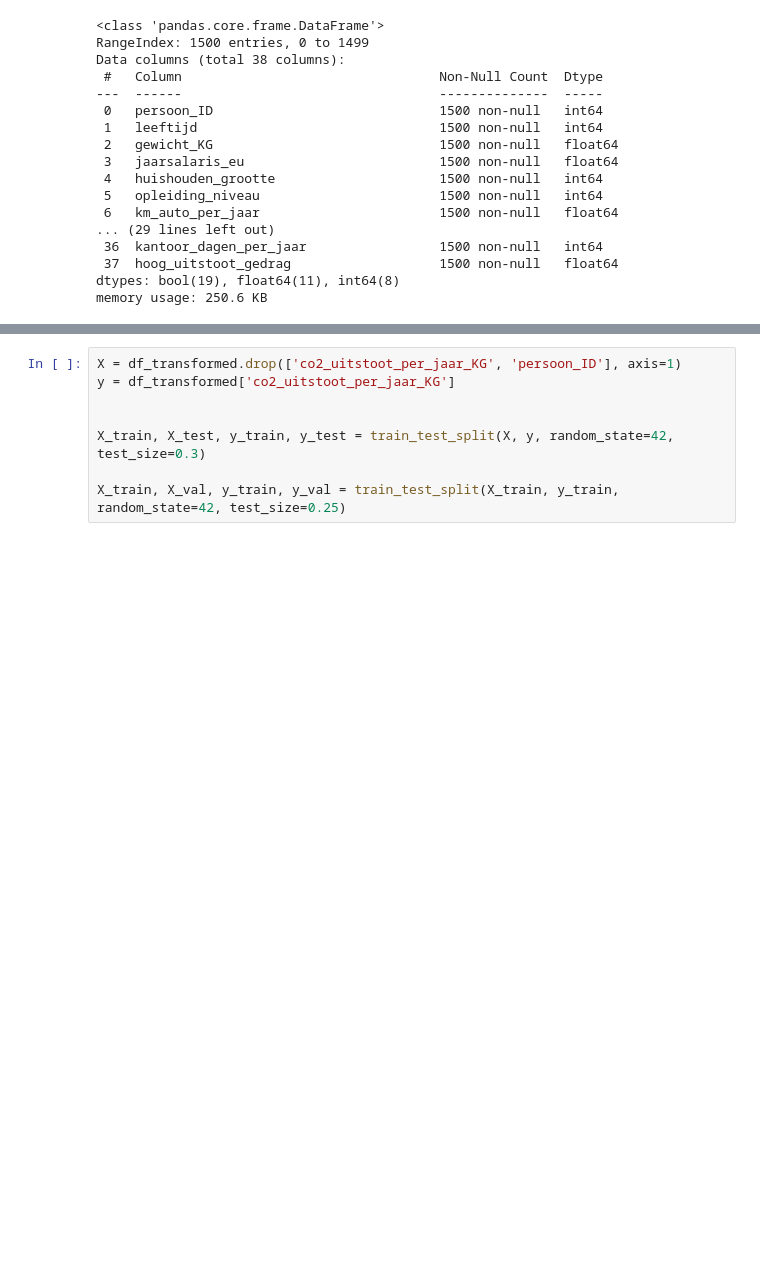
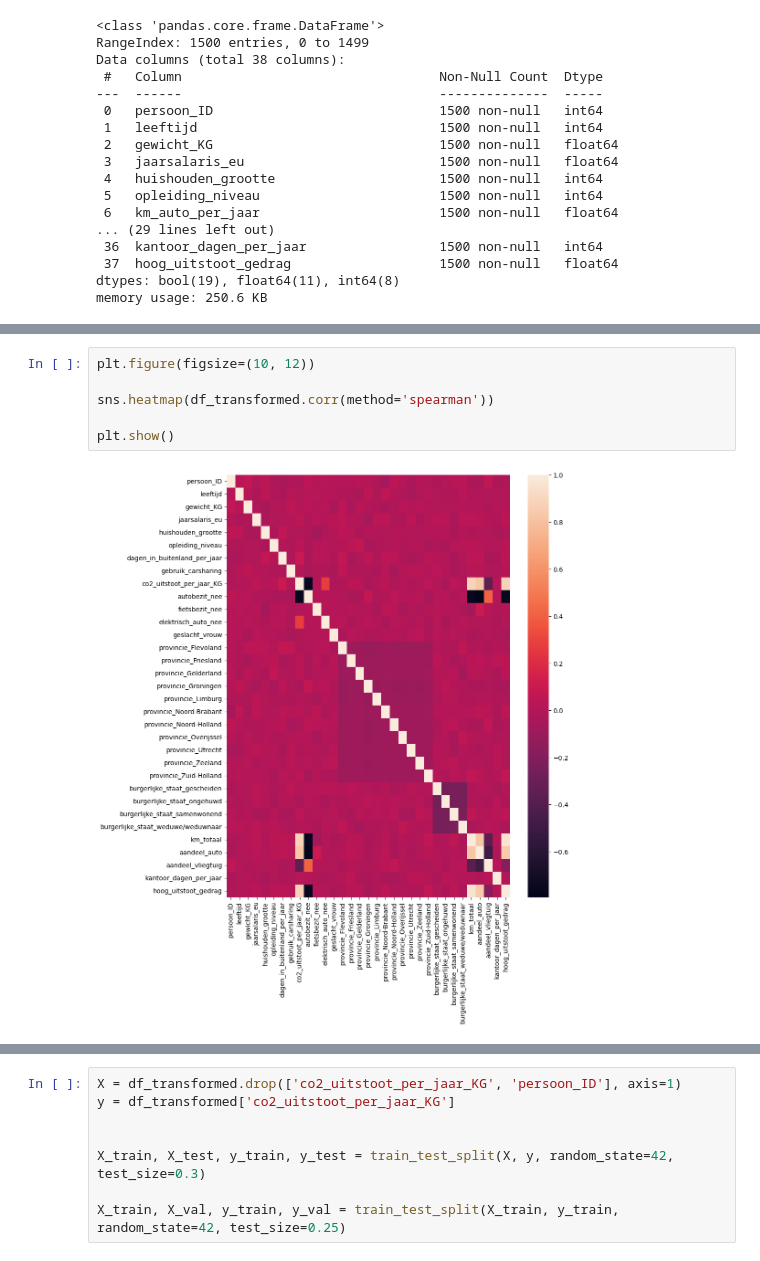
Before and after one commit to svenkr-6/Wiskunde_II_Portfolio, a Jupyter notebook: Sven.ipynb, the cells around one changed output, grey strips where cells are left out. Cells and saved outputs as stored; diff of their text form; blank space fills up the shorter version.

```diff
--- a/Sven.ipynb
+++ b/Sven.ipynb
@@ -56,0 +69,8 @@ plt.show()
+# %%
+plt.figure(figsize=(10, 12))
+
+sns.heatmap(df_transformed.corr(method='spearman'))
+
+plt.show()
+# %% [output]
+[figure, added]
```
Also changed, not shown: parts of 10 cells of this notebook.
